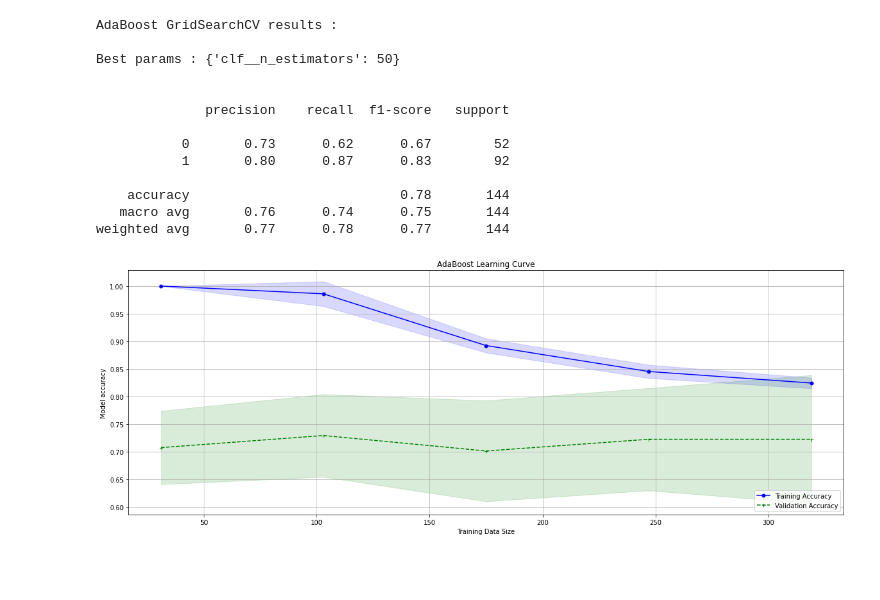
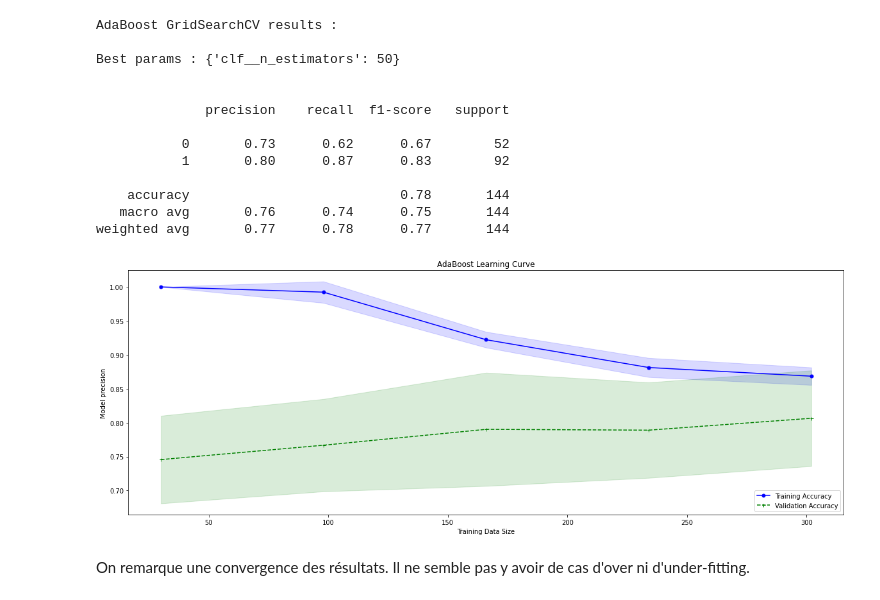
Before and after one commit to theoprovost/simplon_bank, a Jupyter notebook: nb.ipynb, the cells around one changed output. Cells and saved outputs as stored; diff of their text form; code cells hidden in the pictures; blank space fills up the shorter version.

```diff
--- a/nb.ipynb
+++ b/nb.ipynb
@@ -22,7 +22,8 @@ from tpot import TPOTClassifier
 def clean_df(df):
     df = df.dropna()
     df = df.drop('Loan_ID', axis=1)
-    df['Loan_Status'] = df['Loan_Status'].replace(['N', 'Y'], [0, 1])
+    if 'Loan_Status' in df.columns:
+        df['Loan_Status'] = df['Loan_Status'].replace(['N', 'Y'], [0, 1])
     return df
 # %%
 train_df = pd.read_csv('./train.txt')
@@ -182,7 +187,7 @@ Best params : {'clf__n_estimators': 50}
    macro avg       0.76      0.74      0.75       144
 weighted avg       0.77      0.78      0.77       144
 # %%
-train_sizes, train_scores, test_scores = learning_curve(pipe, X_train, y_train, cv=20)
+train_sizes, train_scores, test_scores = learning_curve(pipe, X_train, y_train, cv=10, scoring='precision')
 
 train_mean = np.mean(train_scores, axis=1)
 train_std = np.std(train_scores, axis=1)
@@ -191,14 +196,15 @@ test_std = np.std(test_scores, axis=1)
 # %%
 plt.figure(figsize=(20,7))
 plt.plot(train_sizes, train_mean, color='blue', marker='o', markersize=5, label='Training Accuracy')
 plt.fill_between(train_sizes, train_mean + train_std, train_mean - train_std, alpha=0.15, color='blue')
 plt.plot(train_sizes, test_mean, color='green', marker='+', markersize=5, linestyle='--', label='Validation Accuracy')
 plt.fill_between(train_sizes, test_mean + test_std, test_mean - test_std, alpha=0.15, color='green')
 plt.title('AdaBoost Learning Curve')
 plt.xlabel('Training Data Size')
-plt.ylabel('Model accuracy')
-plt.grid()
+plt.ylabel('Model precision')
 plt.legend(loc='lower right')
 plt.show()
 # %% [output]
-[figure, old version]
+[figure, new version]
+# %% [markdown]
+On remarque une convergence des résultats. Il ne semble pas y avoir de cas d'over ni d'under-fitting.
```
Also changed, not shown: parts of 7 cells of this notebook.
